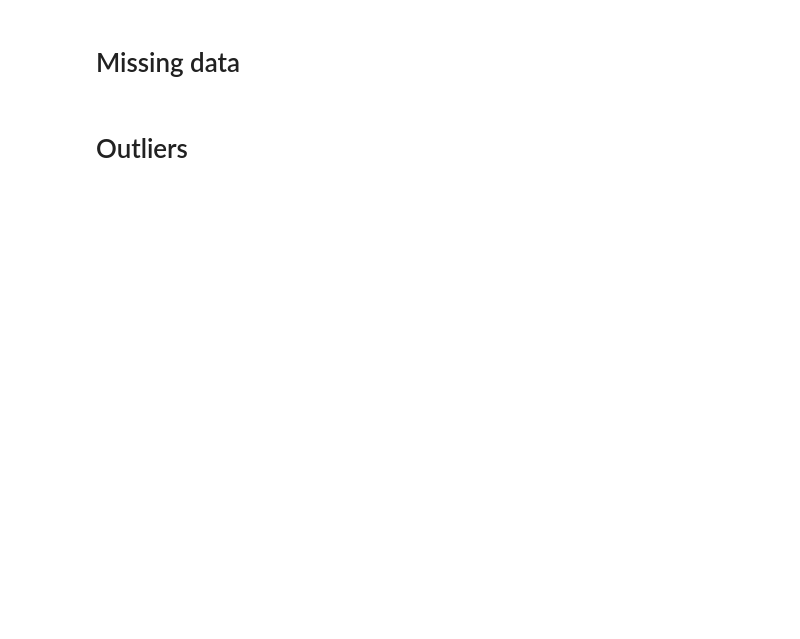
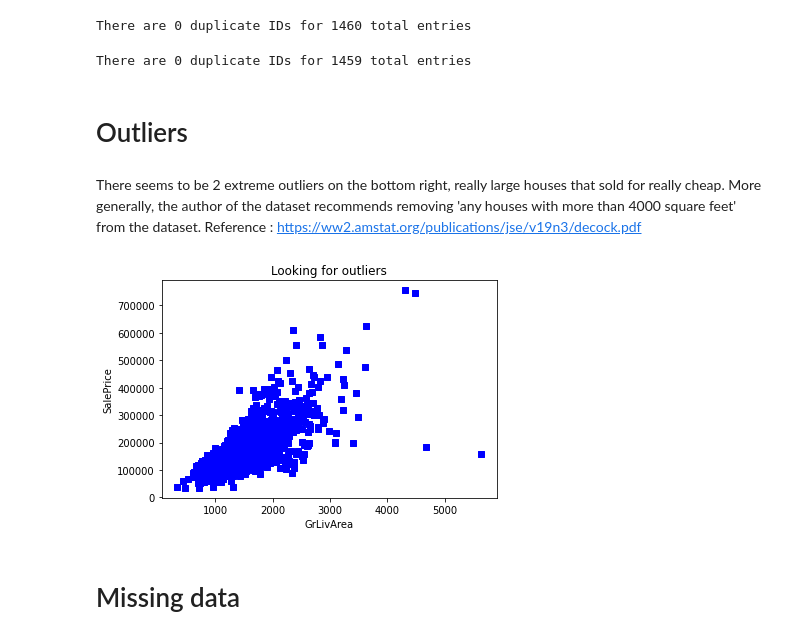
Before and after one commit to mrajart/HousePrices, a Jupyter notebook: 2-Data Cleaning.ipynb, the cells around one changed output. Cells and saved outputs as stored; diff of their text form; code cells hidden in the pictures; blank space fills up the shorter version.

```diff
--- a/2-Data Cleaning.ipynb
+++ b/2-Data Cleaning.ipynb
@@ -7,5 +11,5 @@ import seaborn as sns
 # %%
 np.random.seed(21)
 # %%
-data= pd.read_csv("input/train.csv")
-score= pd.read_csv("input/test.csv")
+train = pd.read_csv("input/train.csv")
+test = pd.read_csv("input/test.csv")
@@ -11,0 +32,21 @@ score= pd.read_csv("input/test.csv")
+# %%
+check_duplicates(train)
+# %% [output]
+There are 0 duplicate IDs for 1460 total entries
+# %%
+check_duplicates(test)
+# %% [output]
+There are 0 duplicate IDs for 1459 total entries
+# %% [markdown]
+# Outliers
+# %% [markdown]
+There seems to be 2 extreme outliers on the bottom right, really large houses that sold for really cheap. More generally, the author of the dataset recommends removing 'any houses with more than 4000 square feet' from the dataset.
+Reference : https://ww2.amstat.org/publications/jse/v19n3/decock.pdf
+# %%
+plt.scatter(train.GrLivArea, train.SalePrice, c = "blue", marker = "s")
+plt.title("Looking for outliers")
+plt.xlabel("GrLivArea")
+plt.ylabel("SalePrice")
+plt.show()
+# %% [output]
+[figure, added]
@@ -25,2 +58,0 @@ df_train.isnull().sum().max() #just checking that there's no missing data missin
-# %% [markdown]
-# Outliers
```
Also changed, not shown: parts of 78 cells of this notebook, 3 other files.
